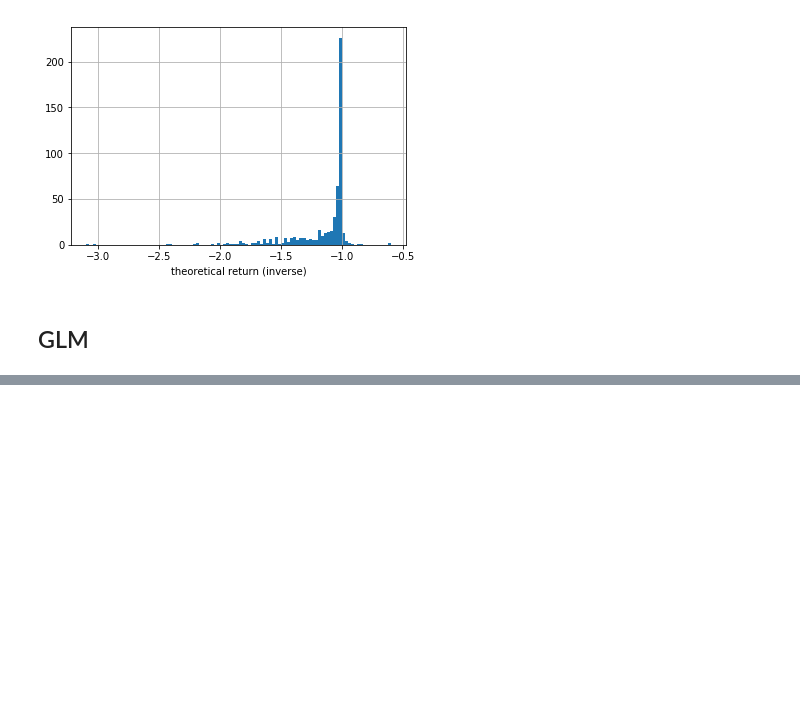
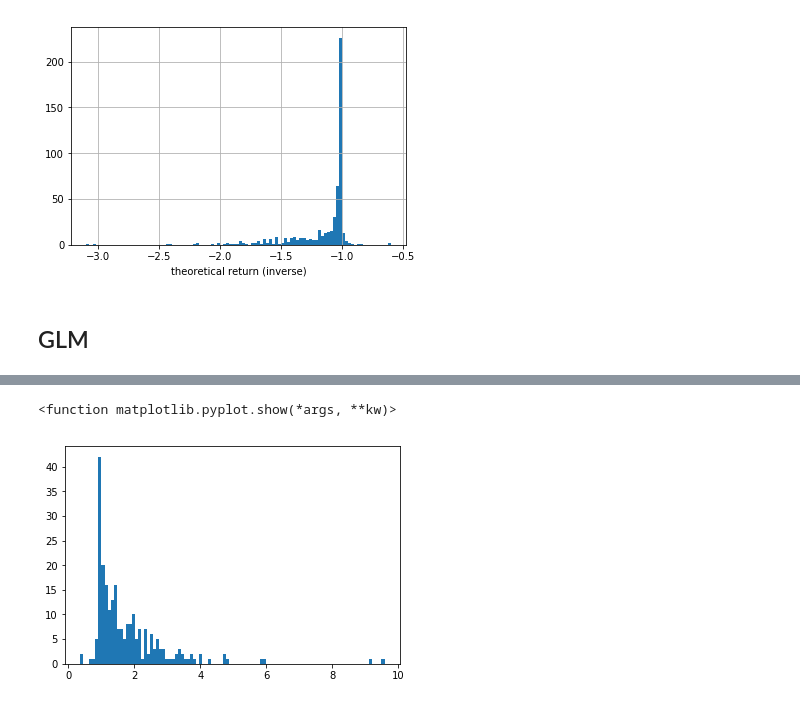
Before and after one commit to taro-tsuchiya/Profitability-of-Cryptocurrency-Pump-and-Dump-Schemes, a Jupyter notebook: notebook/regression.ipynb, the cells around one changed output, grey strips where cells are left out. Cells and saved outputs as stored; diff of their text form; code cells hidden in the pictures; blank space fills up the shorter version.

```diff
--- a/notebook/regression.ipynb
+++ b/notebook/regression.ipynb
@@ -266,0 +308,4 @@ Generalized Linear Model Regression Results
+# %%
+yobit = data[data['exchange2']=='Yobit']
+binance = data[data['exchange2']=='Binance']
+bittrex = data[data['exchange2']=='Bittrex']
@@ -266,0 +327,6 @@ Generalized Linear Model Regression Results
+# %%
+plt.hist(yobit['theoretical return'], bins = 100)
+plt.show
+# %% [output]
+<function matplotlib.pyplot.show(*args, **kw)>
+[figure, added]
```
Also changed, not shown: parts of 30 cells of this notebook, 2 other files.
